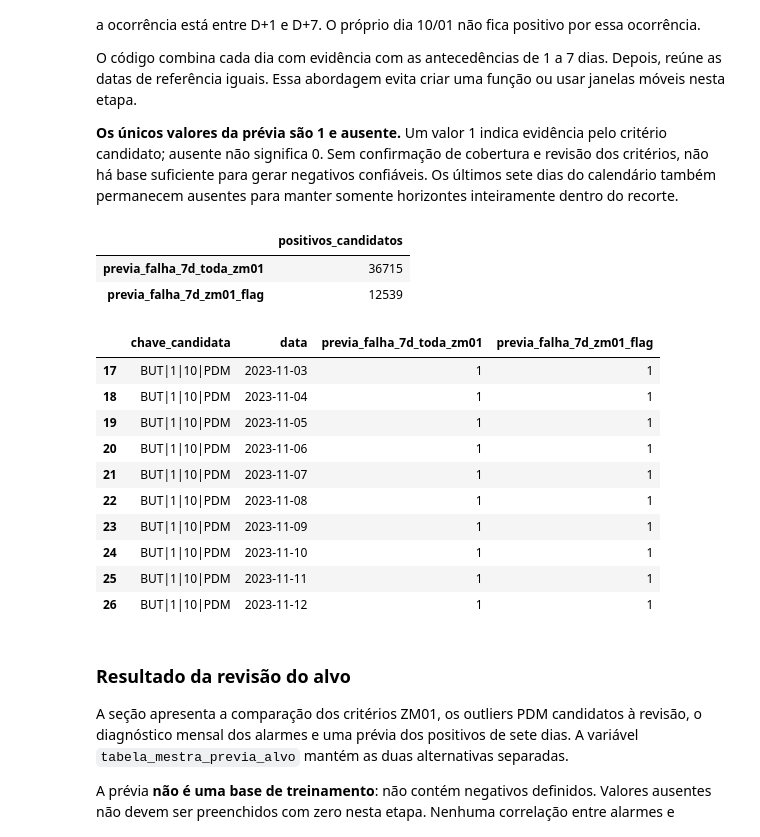
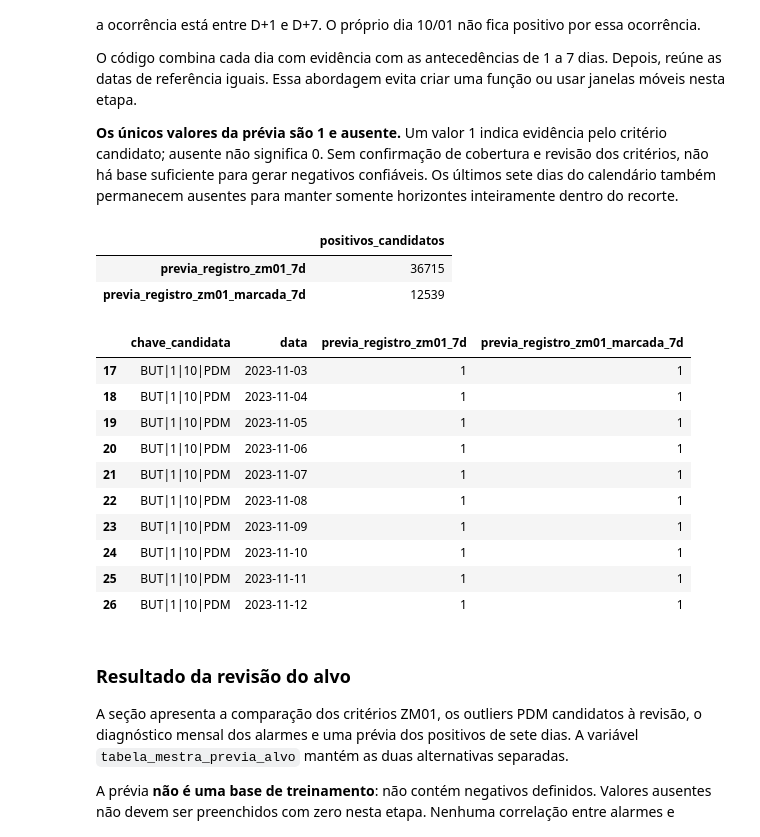
Before and after one commit to joaocardosodias/Lumem, a Jupyter notebook: models/modelo-rnn-1/01-criacao-tabela-mestra.ipynb, the cells around one changed output. Cells and saved outputs as stored; diff of their text form; code cells hidden in the pictures.

Commit message:
feat: tabela mestra

```diff
--- a/models/modelo-rnn-1/01-criacao-tabela-mestra.ipynb
+++ b/models/modelo-rnn-1/01-criacao-tabela-mestra.ipynb
@@ -1528,48 +1530,48 @@ positivos_candidatos = (
     .max()
     .reset_index()
     .rename(columns={
-        "tem_zm01": "previa_falha_7d_toda_zm01",
-        "tem_zm01_flag": "previa_falha_7d_zm01_flag",
+        "tem_zm01": "previa_registro_zm01_7d",
+        "tem_zm01_flag": "previa_registro_zm01_marcada_7d",
     })
 )
 
 # Sem marcação positiva no critério restrito, o resultado permanece desconhecido.
-positivos_candidatos["previa_falha_7d_zm01_flag"] = (
-    positivos_candidatos["previa_falha_7d_zm01_flag"]
-    .where(positivos_candidatos["previa_falha_7d_zm01_flag"].eq(1), pd.NA)
+positivos_candidatos["previa_registro_zm01_marcada_7d"] = (
+    positivos_candidatos["previa_registro_zm01_marcada_7d"]
+    .where(positivos_candidatos["previa_registro_zm01_marcada_7d"].eq(1), pd.NA)
     .astype("Int64")
 )
 
 tabela_mestra_previa_alvo = tabela_mestra_manutencoes.merge(
     positivos_candidatos,
     on=["chave_candidata", "data"],
     how="left",
     validate="one_to_one",
 )
-colunas_previa = ["previa_falha_7d_toda_zm01", "previa_falha_7d_zm01_flag"]
+colunas_previa = ["previa_registro_zm01_7d", "previa_registro_zm01_marcada_7d"]
 tabela_mestra_previa_alvo[colunas_previa] = tabela_mestra_previa_alvo[colunas_previa].astype("Int64")
 
 assert len(tabela_mestra_previa_alvo) == len(tabela_mestra_manutencoes)
 assert not tabela_mestra_previa_alvo.duplicated(["chave_candidata", "data"]).any()
 assert tabela_mestra_previa_alvo[colunas_previa].stack().eq(1).all()
 assert tabela_mestra_previa_alvo.loc[
     tabela_mestra_previa_alvo["data"] > ultimo_dia_com_horizonte, colunas_previa
 ].isna().all().all()
 assert tabela_mestra_previa_alvo.loc[
-    tabela_mestra_previa_alvo["previa_falha_7d_zm01_flag"].eq(1),
-    "previa_falha_7d_toda_zm01",
+    tabela_mestra_previa_alvo["previa_registro_zm01_marcada_7d"].eq(1),
+    "previa_registro_zm01_7d",
 ].eq(1).all()
 
 display(tabela_mestra_previa_alvo[colunas_previa].notna().sum().to_frame("positivos_candidatos"))
 display(tabela_mestra_previa_alvo.loc[
-    tabela_mestra_previa_alvo["previa_falha_7d_toda_zm01"].eq(1),
+    tabela_mestra_previa_alvo["previa_registro_zm01_7d"].eq(1),
     ["chave_candidata", "data", *colunas_previa],
 ].head(10))
 # %% [output]
 |  | positivos_candidatos |
-| previa_falha_7d_toda_zm01 | 36715 |
-| previa_falha_7d_zm01_flag | 12539 |
+| previa_registro_zm01_7d | 36715 |
+| previa_registro_zm01_marcada_7d | 12539 |
-|  | chave_candidata | data | previa_falha_7d_toda_zm01 | previa_falha_7d_zm01_flag |
+|  | chave_candidata | data | previa_registro_zm01_7d | previa_registro_zm01_marcada_7d |
 | 17 | BUT|1|10|PDM | 2023-11-03 | 1 | 1 |
 | 18 | BUT|1|10|PDM | 2023-11-04 | 1 | 1 |
 | 19 | BUT|1|10|PDM | 2023-11-05 | 1 | 1 |
```
Also changed, not shown: parts of 31 cells of this notebook.
